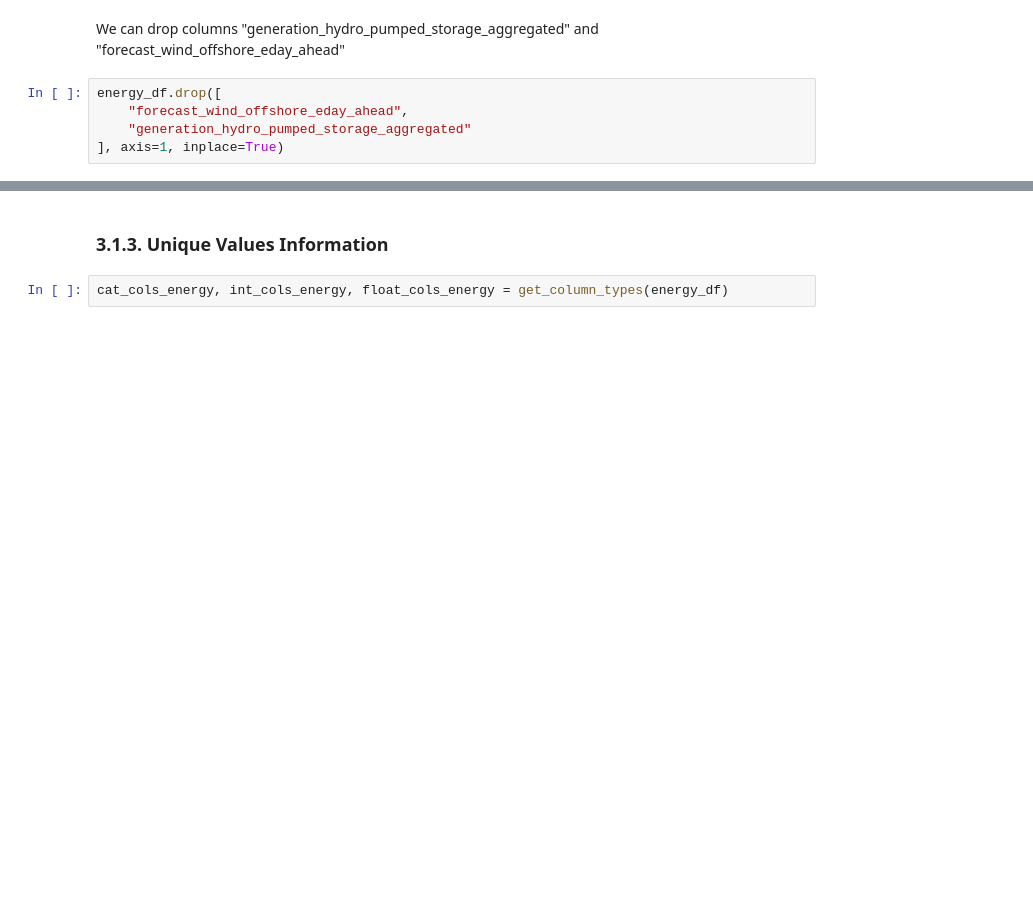
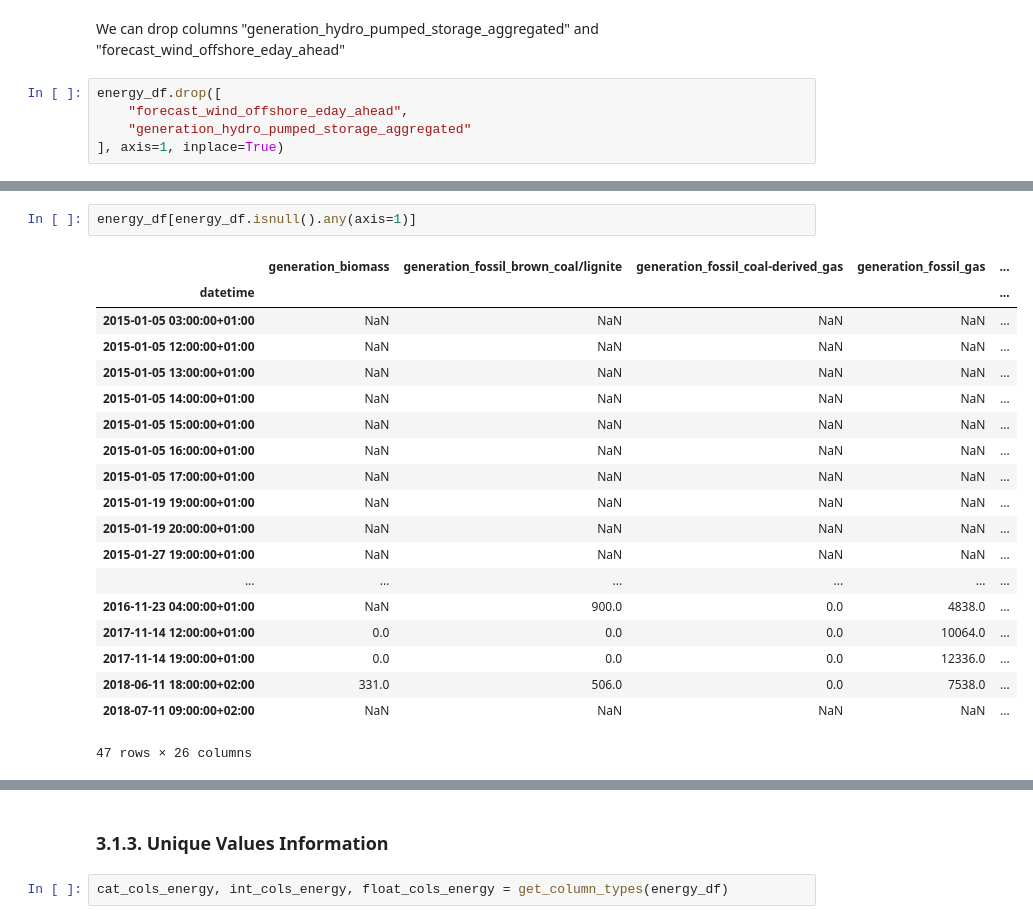
Before and after one commit to saricmilos/electricity-price-for-tomorrow, a Jupyter notebook: notebooks/electricity_price_forecasting_eda.ipynb, the cells around one changed output, grey strips where cells are left out. Cells and saved outputs as stored; diff of their text form; blank space fills up the shorter version.

Commit message:
Energy Dataset Cleaned

```diff
--- a/notebooks/electricity_price_forecasting_eda.ipynb
+++ b/notebooks/electricity_price_forecasting_eda.ipynb
@@ -345,0 +434,22 @@ missing_values_barchart(energy_df,"Energy")
+# %%
+energy_df[energy_df.isnull().any(axis=1)]
+# %% [output]
+|  | generation_biomass | generation_fossil_brown_coal/lignite | generation_fossil_coal-derived_gas | generation_fossil_gas | ... |
+| datetime |  |  |  |  | ... |
+| 2015-01-05 03:00:00+01:00 | NaN | NaN | NaN | NaN | ... |
+| 2015-01-05 12:00:00+01:00 | NaN | NaN | NaN | NaN | ... |
+| 2015-01-05 13:00:00+01:00 | NaN | NaN | NaN | NaN | ... |
+| 2015-01-05 14:00:00+01:00 | NaN | NaN | NaN | NaN | ... |
+| 2015-01-05 15:00:00+01:00 | NaN | NaN | NaN | NaN | ... |
+| 2015-01-05 16:00:00+01:00 | NaN | NaN | NaN | NaN | ... |
+| 2015-01-05 17:00:00+01:00 | NaN | NaN | NaN | NaN | ... |
+| 2015-01-19 19:00:00+01:00 | NaN | NaN | NaN | NaN | ... |
+| 2015-01-19 20:00:00+01:00 | NaN | NaN | NaN | NaN | ... |
+| 2015-01-27 19:00:00+01:00 | NaN | NaN | NaN | NaN | ... |
+| ... | ... | ... | ... | ... | ... |
+| 2016-11-23 04:00:00+01:00 | NaN | 900.0 | 0.0 | 4838.0 | ... |
+| 2017-11-14 12:00:00+01:00 | 0.0 | 0.0 | 0.0 | 10064.0 | ... |
+| 2017-11-14 19:00:00+01:00 | 0.0 | 0.0 | 0.0 | 12336.0 | ... |
+| 2018-06-11 18:00:00+02:00 | 331.0 | 506.0 | 0.0 | 7538.0 | ... |
+| 2018-07-11 09:00:00+02:00 | NaN | NaN | NaN | NaN | ... |
+47 rows × 26 columns
```
Also changed, not shown: parts of 23 cells of this notebook.
